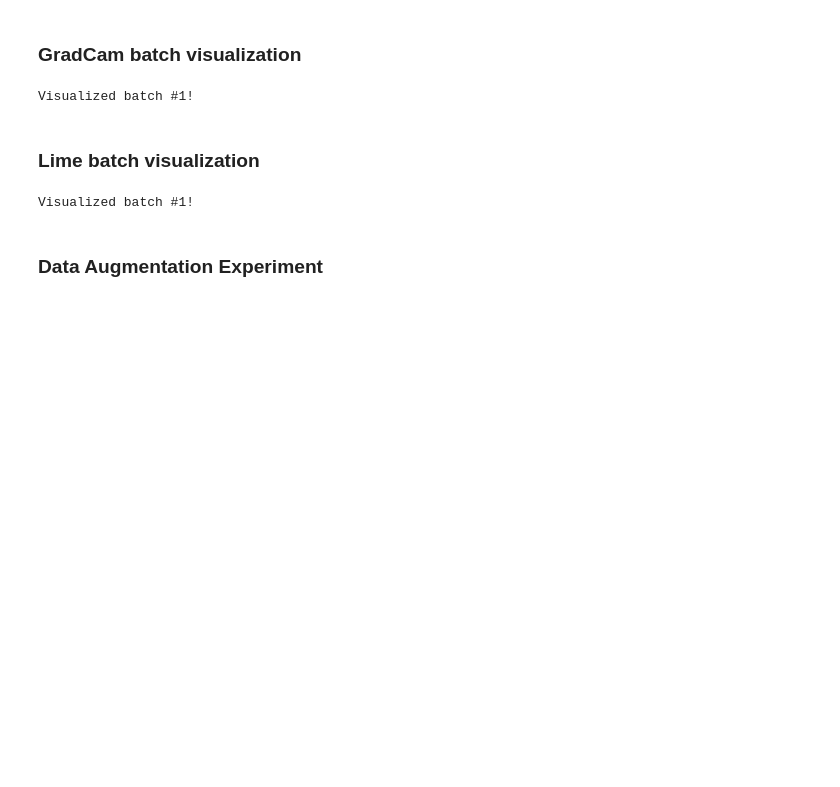
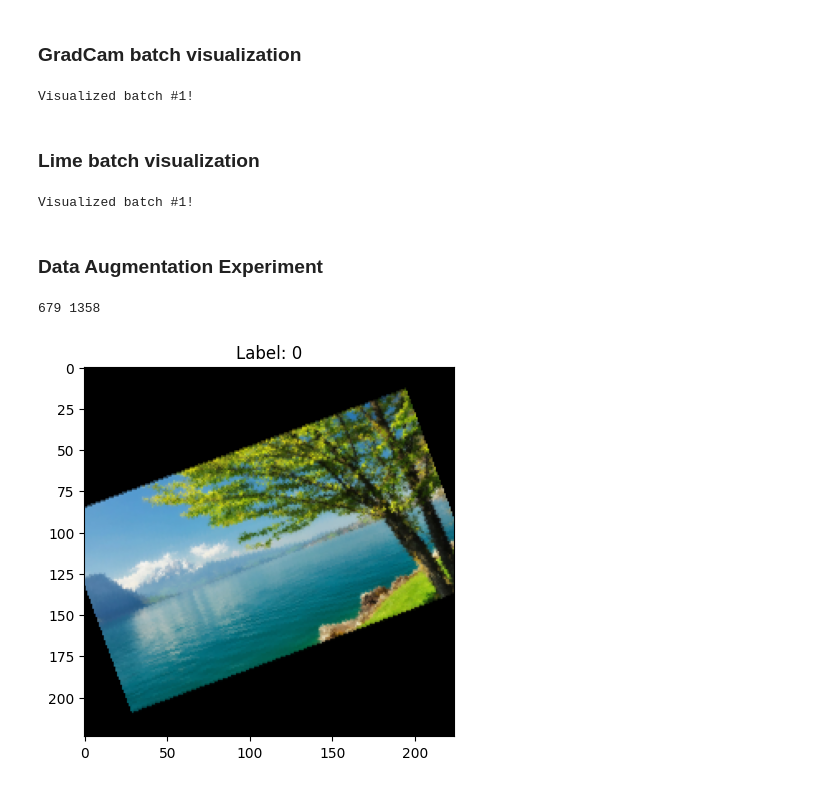
Before and after one commit to AngeloGalav/gauntlet, a Jupyter notebook: RVAA.ipynb, the cells around one changed output. Drawn from its saved outputs; the diff is of its cells as text; code cells hidden in the pictures; blank space fills up the shorter version.

```diff
--- a/RVAA.ipynb
+++ b/RVAA.ipynb
@@ -294,6 +329,14 @@ val_dataloader = DataLoader(val_dataset, batch_size=BATCH_SIZE, shuffle=False)
 test_dataloader = DataLoader(test_dataset, batch_size=BATCH_SIZE, shuffle=False)
 
 dataloaders = (train_dataloader, val_dataloader)
+# %%
+print(len(train_dataset), len(combined_train_dataset))
+# %% [output]
+679 1358
+# %%
+data_utils.show_random_sample(train_dataloader)
+# %% [output]
+[figure, added]
 # %%
 ft_resnet50 = resnet50(weights='IMAGENET1K_V1')
 model_utils.prepare_for_ft(ft_resnet50, num_classes=2)
```
Also changed, not shown: parts of 21 cells of this notebook, 2 other files.
